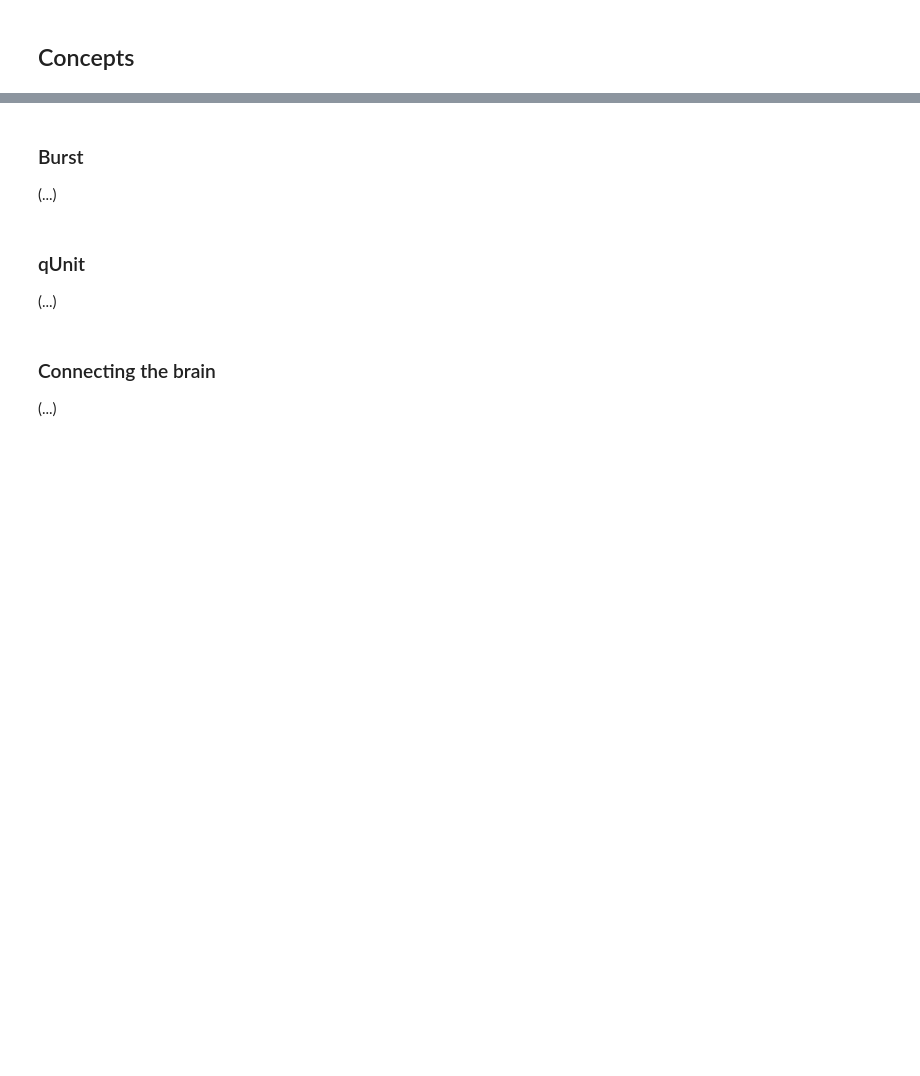
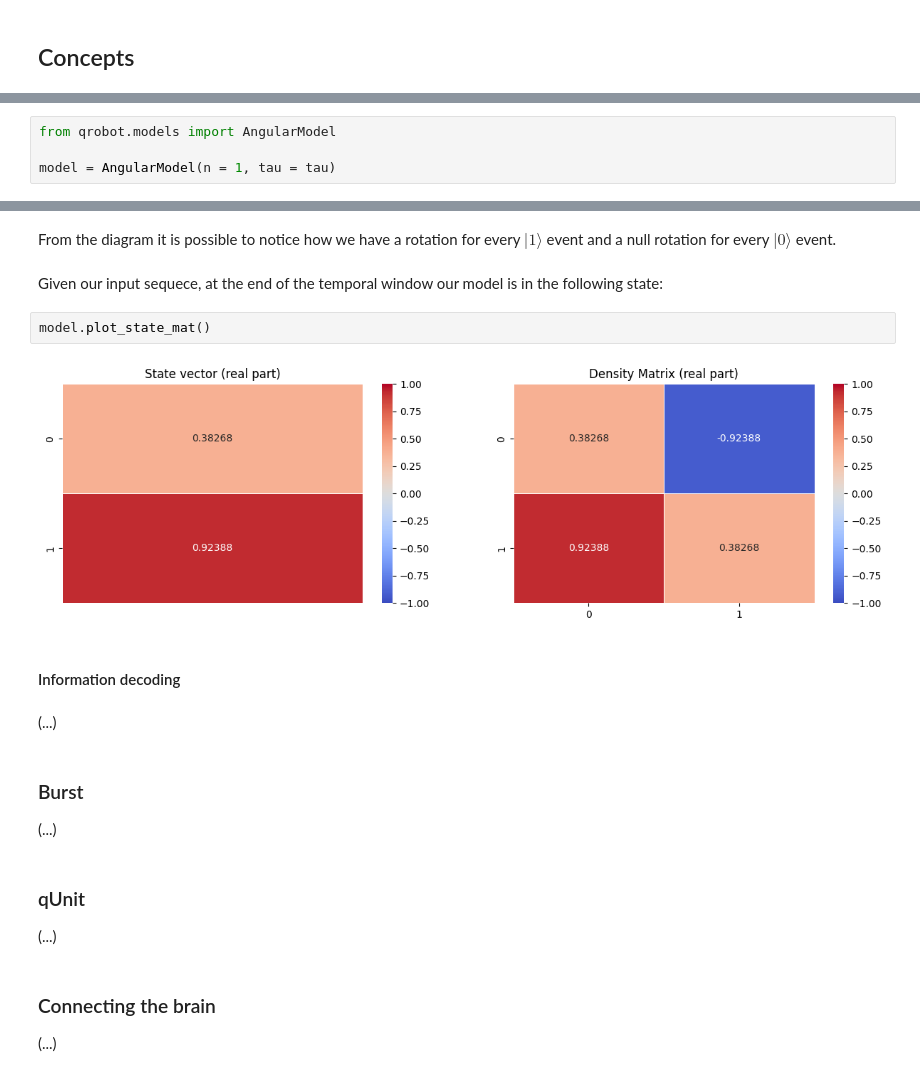
Before and after one commit to Davidelanz/quantum-robot, a Jupyter notebook: docs/notebooks/01_introduction_to_quantum-robot.ipynb, the cells around one changed output, grey strips where cells are left out. Drawn from its saved outputs; the diff is of its cells as text; blank space fills up the shorter version.

```diff
--- a/docs/notebooks/01_introduction_to_quantum-robot.ipynb
+++ b/docs/notebooks/01_introduction_to_quantum-robot.ipynb
@@ -114,0 +139,4 @@ from qrobot.models import AngularModel
+# %%
+from qrobot.models import AngularModel
+
+model = AngularModel(n = 1, tau = tau)
@@ -115,3 +221,15 @@ from qrobot.models import AngularModel
+# %% [markdown]
+From the diagram it is possible to notice how we have a rotation for every $\lvert 1 \rangle$ event and a null rotation for every $\lvert 0 \rangle$ event.
+# %% [markdown]
+Given our input sequece, at the end of the temporal window our model is in the following state:
+# %%
+model.plot_state_mat()
+# %% [output]
+[figure, added]
+# %% [markdown]
+#### Information decoding
+# %% [markdown]
+(...)
 # %% [markdown]
 ### Burst
 
```
Also changed, not shown: parts of 23 cells of this notebook, 25 other files.
